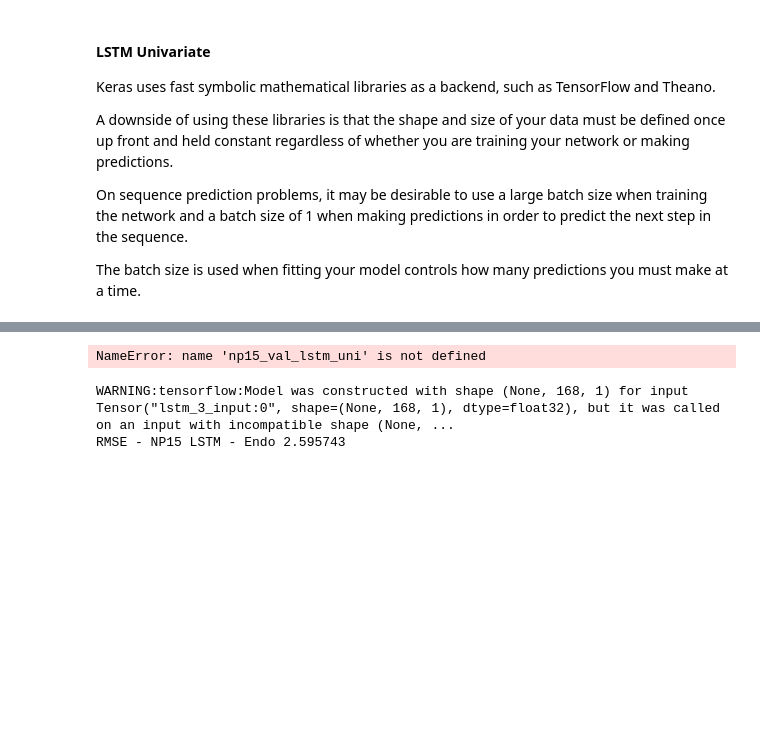
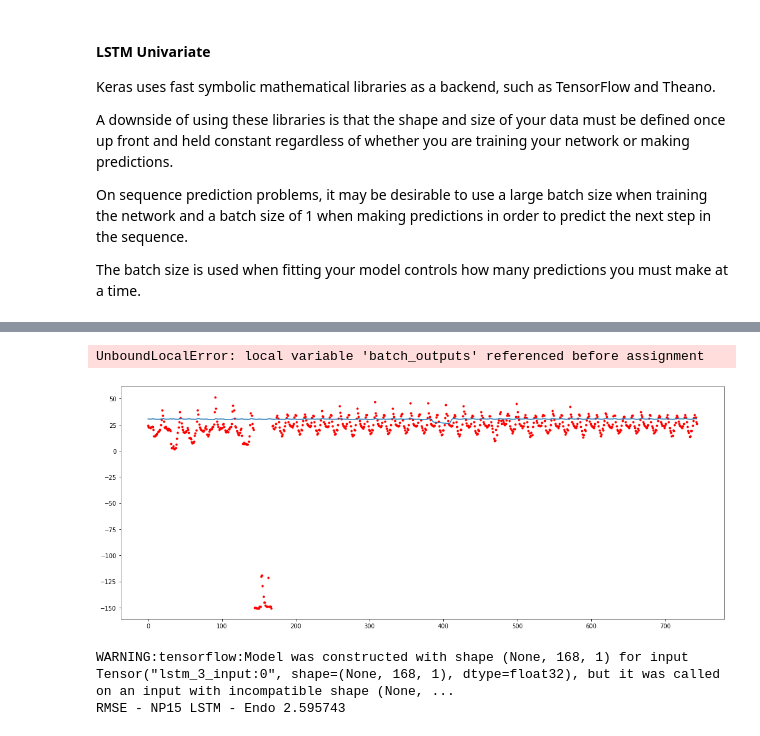
Before and after one commit to Morgan-Sell/caiso-price-forecast, a Jupyter notebook: Final.ipynb, the cells around one changed output, grey strips where cells are left out. Saved outputs shown, nothing was run; the diff lists cells and outputs as text; code cells hidden in the pictures; blank space fills up the shorter version.

```diff
--- a/Final.ipynb
+++ b/Final.ipynb
@@ -514,0 +605,31 @@ Epoch 20/20
+# %%
+batch_size = 24 * 7
+n_neurons = 32
+n_epochs = 20
+drop_rate = 0.2
+
+
+
+# Forecasting 10 days.
+n_hrs_fcst = 240
+train_split=int(len(caiso) - 240)
+# 1 week
+uni_history = 240
+
+
+# NP15 Data Preparation
+np15_lmp = caiso['$_MWH_np15']
+np15_lmp.index = caiso.index
+np15_lmp_std = standardize_data(np15_lmp, train_split)
+
+X_np15_train_lstm_uni, y_np15_train_lstm_uni = windowized_univariate_data(np15_lmp, 0, train_split, uni_history, n_hrs_fcst)
+X_np15_test_lstm_uni, y_np15_test_lstm_uni = windowized_univariate_data(np15_lmp, train_split, None, uni_history, n_hrs_fcst)
+
+# Standardized
+X_np15_train_lstm_uni_std, y_np15_train_lstm_uni_std = windowized_univariate_data(np15_lmp_std, 0, train_split, uni_history, n_hrs_fcst)
+X_np15_test_lstm_uni_std, y_np15_test_lstm_uni_std = windowized_univariate_data(np15_lmp_std, train_split, None, uni_history, n_hrs_fcst)
+
+
+
+
+lstm_model_1.fit(X_np15_train_lstm_uni, y_np15_train_lstm_uni, epochs=n_epochs, batch_size=168, verbose=1)
@@ -515,9 +655,19 @@ Epoch 20/20
 # %%
-np15_pred_lstm_uni = lstm_model_1.predict(np15_val_lstm_uni)#, batch_size=batch_size)#, steps=n_hrs_fcst, verbose=1)
-np15_rmse_lstm_uni = round(calc_rmse(np15_pred_lstm_uni, np15_pred_val_lstm_uni))
+y_pred_np15_lstm_uni = lstm_model_1.predict(X_np15_test_lstm_uni)#, batch_size=batch_size)#, steps=n_hrs_fcst, verbose=1)
+np15_rmse_lstm_uni = round(calc_rmse(y_np15_test_lstm_uni, y_pred_np15_lstm_uni.ravel()))
 print("RMSE - NP15 Univariate LSTM: ", np15_rmse_lstm_uni)
 # %% [output]
-NameError: name 'np15_val_lstm_uni' is not defined
+UnboundLocalError: local variable 'batch_outputs' referenced before assignment
+# %%
+fig, ax = plt.subplots(figsize=(15,6))
+
+date_rng = list(range(len(y_pred_np15_lstm_uni)))
+ax.plot(date_rng, y_np15_test_lstm_uni, 'r.')
+ax.plot(date_rng, y_pred_np15_lstm_uni)
+
+plt.tight_layout();
+# %% [output]
+[figure, added]
 # %%
 def lstm_uni_pred(model, x_valid):
     """
```
Also changed, not shown: parts of 27 cells of this notebook.
